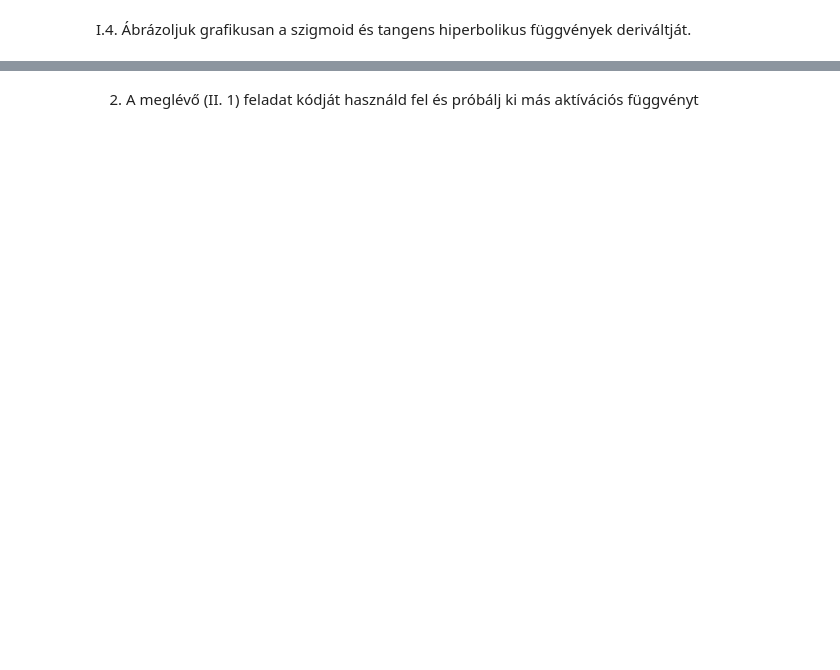
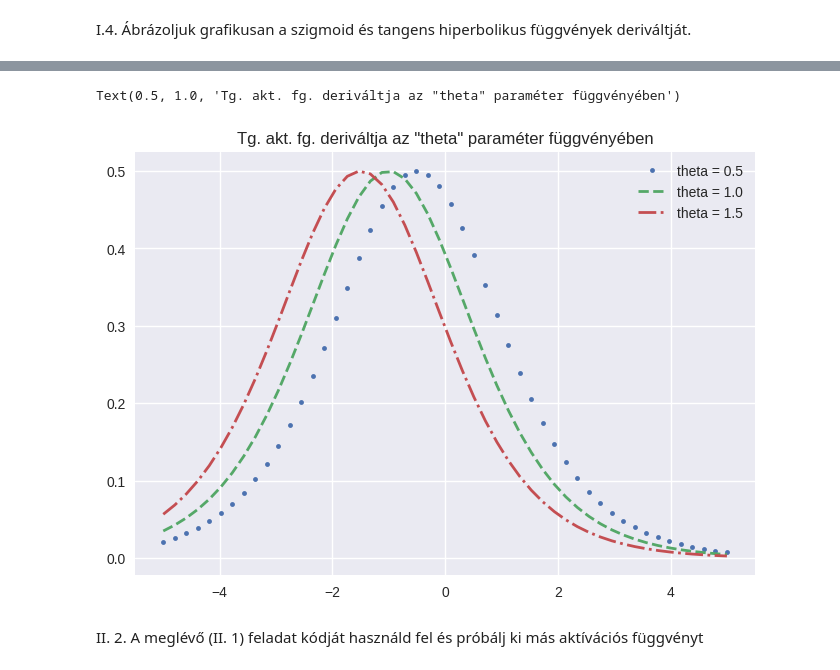
Before and after one commit to MemerGamer/MestersegesIntelligencia, a Jupyter notebook: labor1/lab1Feladatok.ipynb, the cells around one changed output, grey strips where cells are left out. Cells and saved outputs as stored; diff of their text form; code cells hidden in the pictures; blank space fills up the shorter version.

```diff
--- a/labor1/lab1Feladatok.ipynb
+++ b/labor1/lab1Feladatok.ipynb
@@ -165,0 +206,15 @@ II.
+# %%
+def sigmoidDerivative(a, t, theta):
+    return a * np.exp(a * t + theta) / np.square(1 + np.exp(a * t + theta))
+
+a = 1
+t = np.linspace(-5, 5)
+theta = np.linspace(0.5, 1.5, num=3)
+szin = [". ", "--", "-."]
+
+for i in range(theta.size):
+    y = sigmoidDerivative(a, t, theta[i])
+    plt.plot(t, y, szin[i], label=f"theta = {theta[i]}", linewidth=2)
+    plt.legend()
+
+plt.title('Sigmoid akt. fg. deriváltja az "theta" paraméter függvényében')
@@ -166,2 +224,20 @@ II.
+# %%
+def tanhDerivative(a, t, theta):
+    return 2*a*np.exp(a*t+theta) / np.square(1 + np.exp(a*t+theta))
+
+a = 1
+t = np.linspace(-5, 5)
+theta = np.linspace(0.5, 1.5, num=3)
+szin = [". ", "--", "-."]
+
+for i in range(theta.size):
+    y = tanhDerivative(a, t, theta[i])
+    plt.plot(t, y, szin[i], label=f"theta = {theta[i]}", linewidth=2)
+    plt.legend()
+
+plt.title('Tg. akt. fg. deriváltja az "theta" paraméter függvényében')
+# %% [output]
+Text(0.5, 1.0, 'Tg. akt. fg. deriváltja az "theta" paraméter függvényében')
+[figure, added]
 # %% [markdown]
-2.   A meglévő (II. 1) feladat kódját használd fel és próbálj ki más aktívációs függvényt
+II. 2.   A meglévő (II. 1) feladat kódját használd fel és próbálj ki más aktívációs függvényt
```
Also changed, not shown: parts of 15 cells of this notebook, 1 other file.
